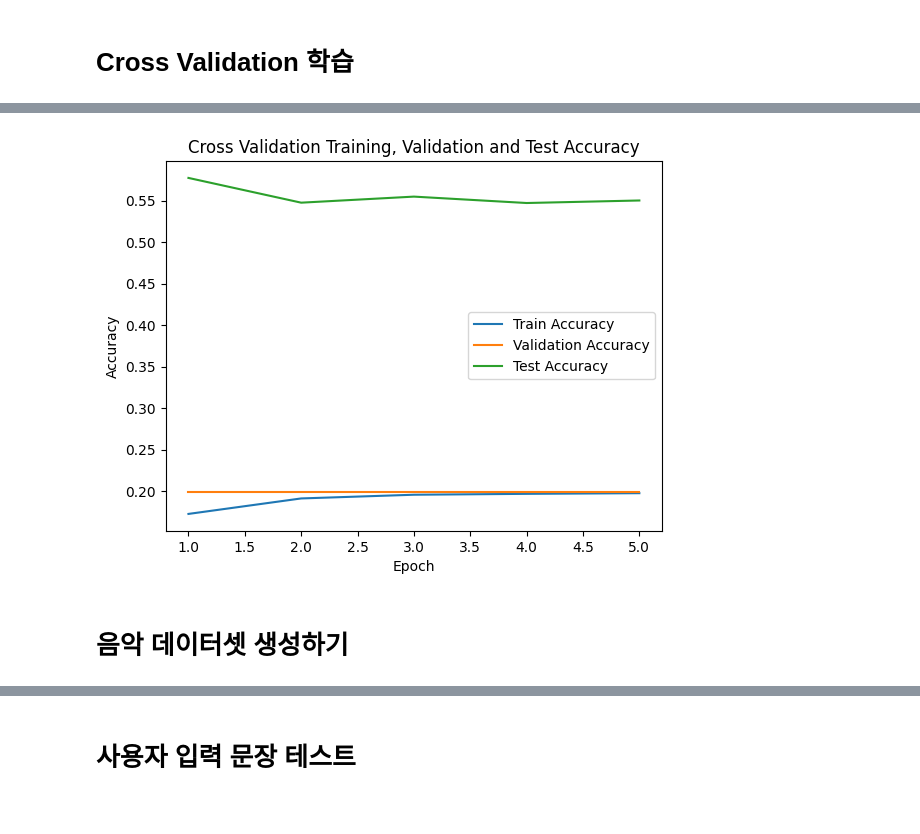
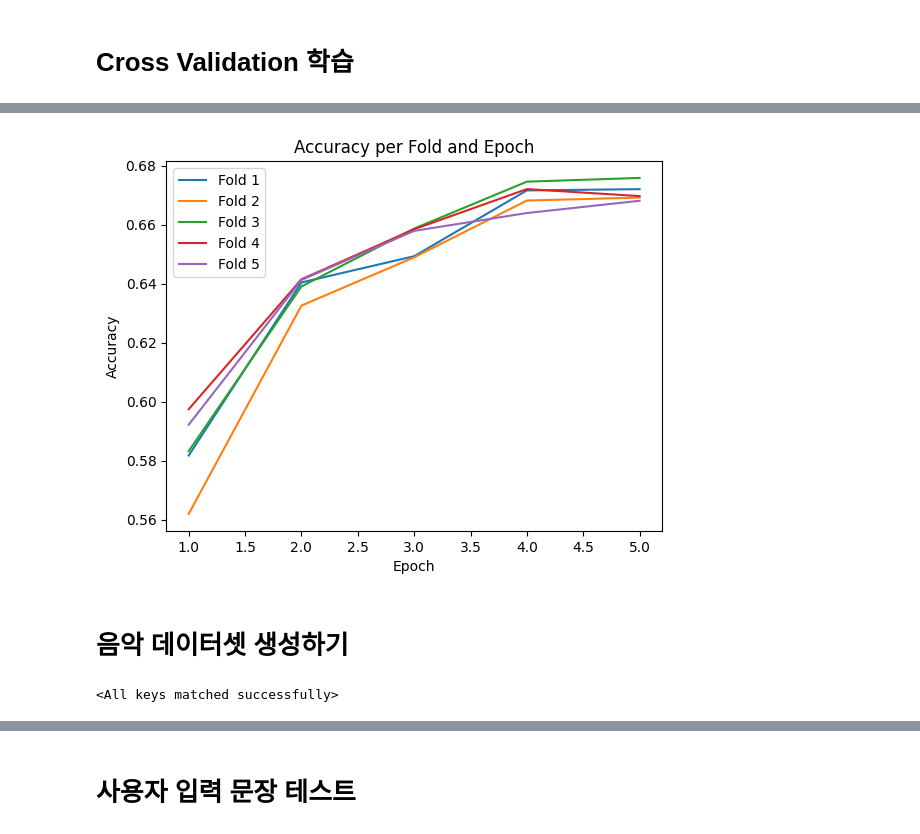
Before and after one commit to iiVSX/SWE3032_41_team10, a Jupyter notebook: src/New11.ipynb, the cells around one changed output, grey strips where cells are left out. Saved outputs shown, nothing was run; the diff lists cells and outputs as text; code cells hidden in the pictures.

```diff
--- a/src/New11.ipynb
+++ b/src/New11.ipynb
@@ -491,16 +594,24 @@ Average test accuracy: 0.5503
-# %%
-plt.plot(range(1, num_epochs + 1), train_accuracies, label='Train Accuracy')
-plt.plot(range(1, num_epochs + 1), valid_accuracies, label='Validation Accuracy')
-plt.plot(range(1, num_epochs + 1), test_accuracies, label='Test Accuracy')
-plt.xlabel('Epoch')
-plt.ylabel('Accuracy')
-plt.title('Cross Validation Training, Validation and Test Accuracy')
-plt.legend()
-plt.show()
-# %% [output]
-[figure, removed]
+# %%
+# Epoch 번호 리스트 (x축)
+epoch_numbers = range(1, len(test_accuracies[0]) + 1)
+
+# 각 Fold별로 그래프 그리기
+for fold, accuracies in enumerate(test_accuracies, start=1):
+    plt.plot(epoch_numbers, accuracies, label=f'Fold {fold}')
+
+plt.xlabel('Epoch')
+plt.ylabel('Accuracy')
+plt.title('Accuracy per Fold and Epoch')
+plt.legend()
+plt.show()
+# %% [output]
+[figure, added]
 # %% [markdown]
 # 음악 데이터셋 생성하기
+# %%
+model.load_state_dict(torch.load('pytorch_model.bin', map_location=torch.device('cpu')))
+# %% [output]
+<All keys matched successfully>
 # %%
 songs_file = files.upload()
 # %% [output]
```
Also changed, not shown: parts of 14 cells of this notebook.
